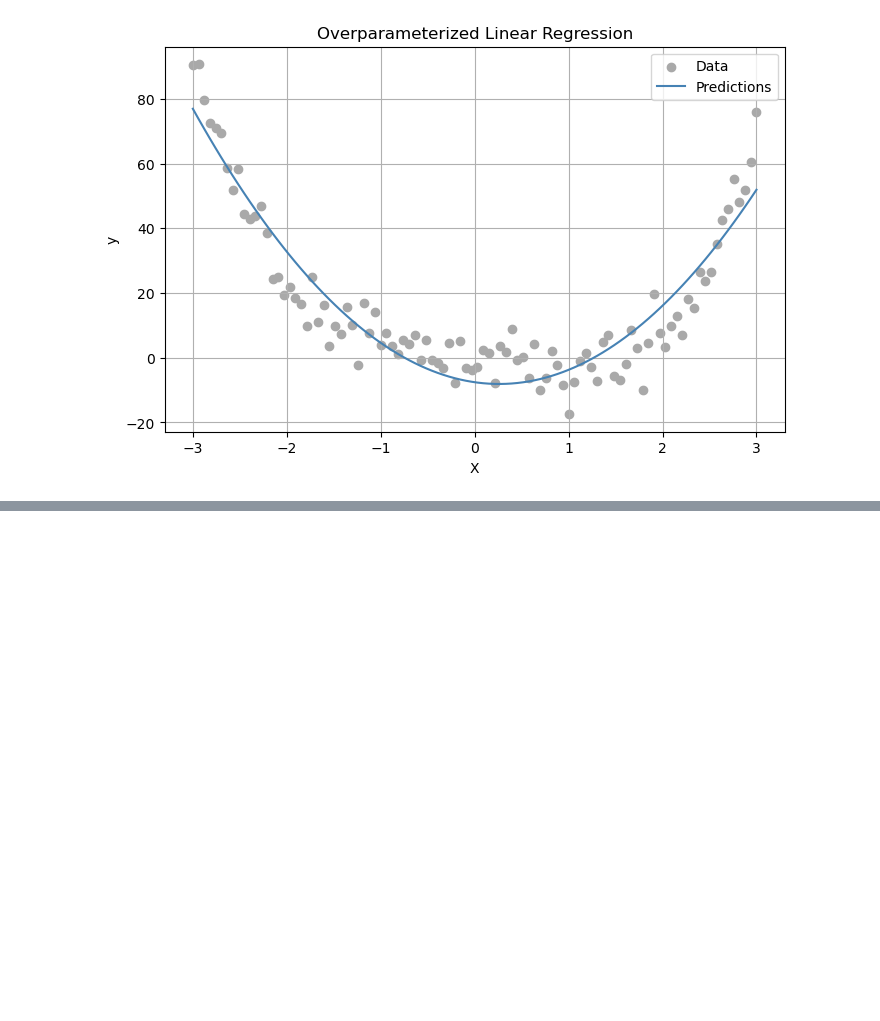
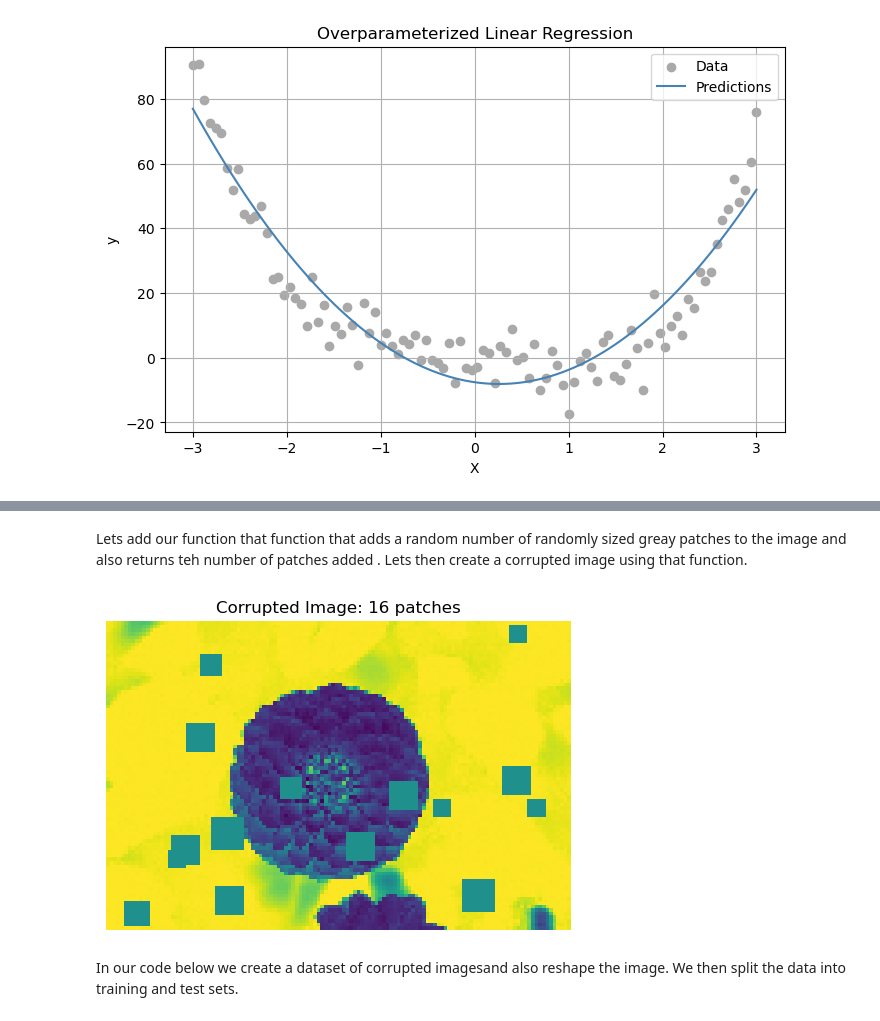
Before and after one commit to Pbabu-Github/ML-Projects, a Jupyter notebook: posts/Overfitting, Overparameterization, and Double Descent/index.ipynb, the cells around one changed output, grey strips where cells are left out. Saved outputs shown, nothing was run; the diff lists cells and outputs as text; code cells hidden in the pictures; blank space fills up the shorter version.

```diff
--- a/posts/Overfitting, Overparameterization, and Double Descent/index.ipynb
+++ b/posts/Overfitting, Overparameterization, and Double Descent/index.ipynb
@@ -85,0 +107,43 @@ In our graph about our plot shows that the model gets the general trend of the d
+# %% [markdown]
+Lets add our function that function that ‍‍‍‍‍‍‍‍‍‍‍‍‍‍‍‍‍‍‍‍adds ‍‍‍‍‍‍‍‍‍‍‍‍‍‍‍‍‍‍‍‍a ‍‍‍‍‍‍‍‍‍‍‍‍‍‍‍‍‍‍‍‍random ‍‍‍‍‍‍‍‍‍‍‍‍‍‍‍‍‍‍‍‍number of randomly sized greay patches to the image and also returns teh number of patches added ‍‍‍‍‍‍‍‍‍‍‍‍‍. Lets then create a corrupted image using that function.
+# %%
+def corrupted_image(im, mean_patches = 5):
+    n_pixels = im.size()
+    num_pixels_to_corrupt = torch.round(mean_patches*torch.rand(1))
+    num_added = 0
+
+    X = im.clone()
+
+    for _ in torch.arange(num_pixels_to_corrupt.item()):
+
+        try:
+            x = torch.randint(0, n_pixels[0], (2,))
+
+            x = torch.randint(0, n_pixels[0], (1,))
+            y = torch.randint(0, n_pixels[1], (1,))
+
+            s = torch.randint(5, 10, (1,))
+
+            patch = torch.zeros((s.item(), s.item()), dtype = torch.float64) + 0.5
+
+            # place patch in base image X
+            X[x:x+s.item(), y:y+s.item()] = patch
+            num_added += 1
+
+
+        except:
+            pass
+
+    return X, num_added
+
+# Create a corrupted image
+
+X, y = corrupted_image(flower, mean_patches = 50)
+fig, ax = plt.subplots(1, 1, figsize=(6, 6))
+ax.imshow(X.numpy(), vmin = 0, vmax = 1)
+ax.set(title = f"Corrupted Image: {y} patches")
+off = plt.gca().axis("off")
+# %% [output]
+[figure, added]
+# %% [markdown]
+In our code below we create a dataset of corrupted imagesand also ‍‍‍‍‍‍‍‍‍‍‍‍‍‍‍‍‍‍‍‍reshape ‍‍‍‍‍‍‍‍‍‍‍‍‍‍‍‍‍‍‍‍the ‍‍‍‍‍‍‍‍‍‍‍‍‍‍‍‍‍‍‍‍image. ‍‍‍‍‍We then split ‍‍‍‍‍‍‍‍‍‍‍‍‍‍‍‍‍‍‍‍the ‍‍‍‍‍‍‍‍‍‍‍‍‍‍‍‍‍‍‍‍data ‍‍‍‍‍‍‍‍‍‍‍‍‍‍‍‍‍‍‍‍into ‍‍‍‍‍‍‍‍‍‍‍‍‍‍‍‍‍‍‍‍training ‍‍‍‍‍‍‍‍‍‍‍‍‍‍‍‍‍‍‍‍and ‍‍‍‍‍‍‍‍‍‍‍‍‍‍‍‍‍‍‍‍test ‍sets.
```
Also changed, not shown: parts of 9 cells of this notebook.
